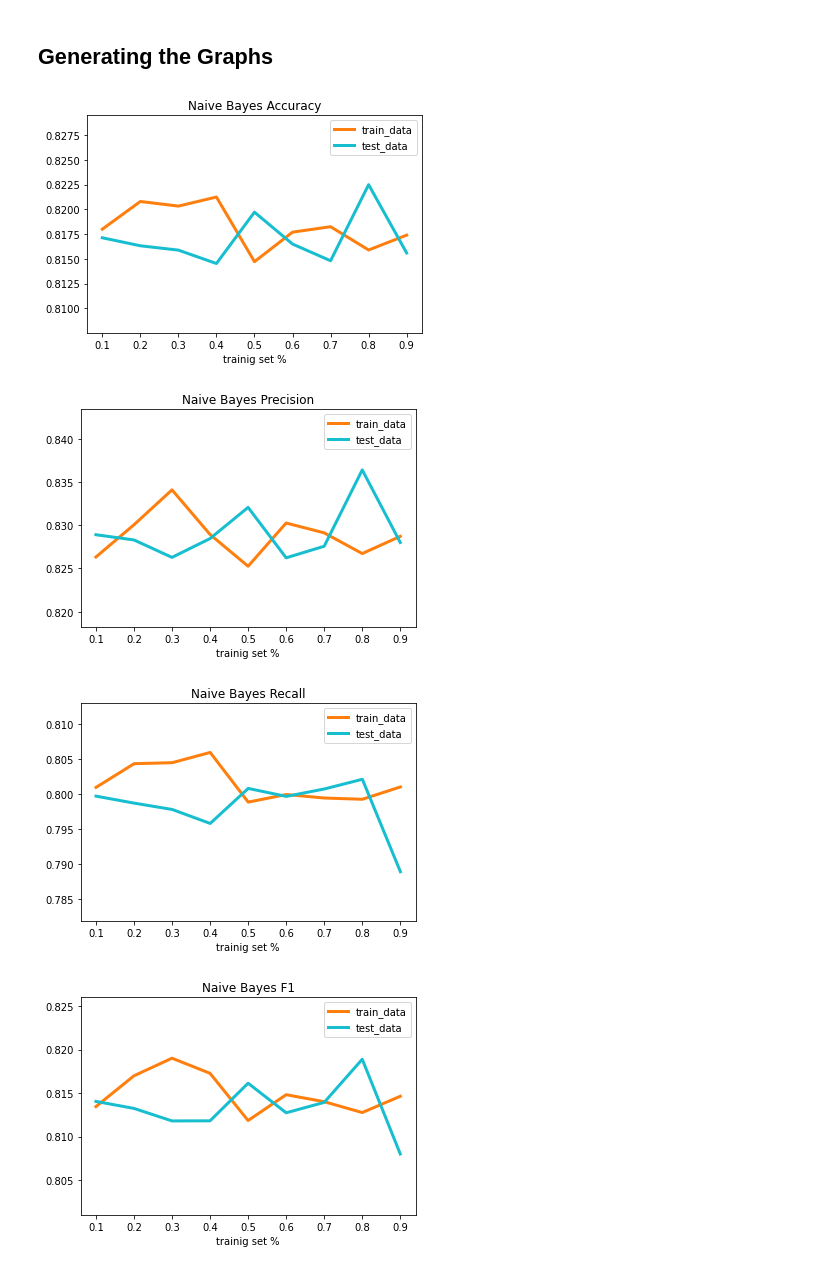
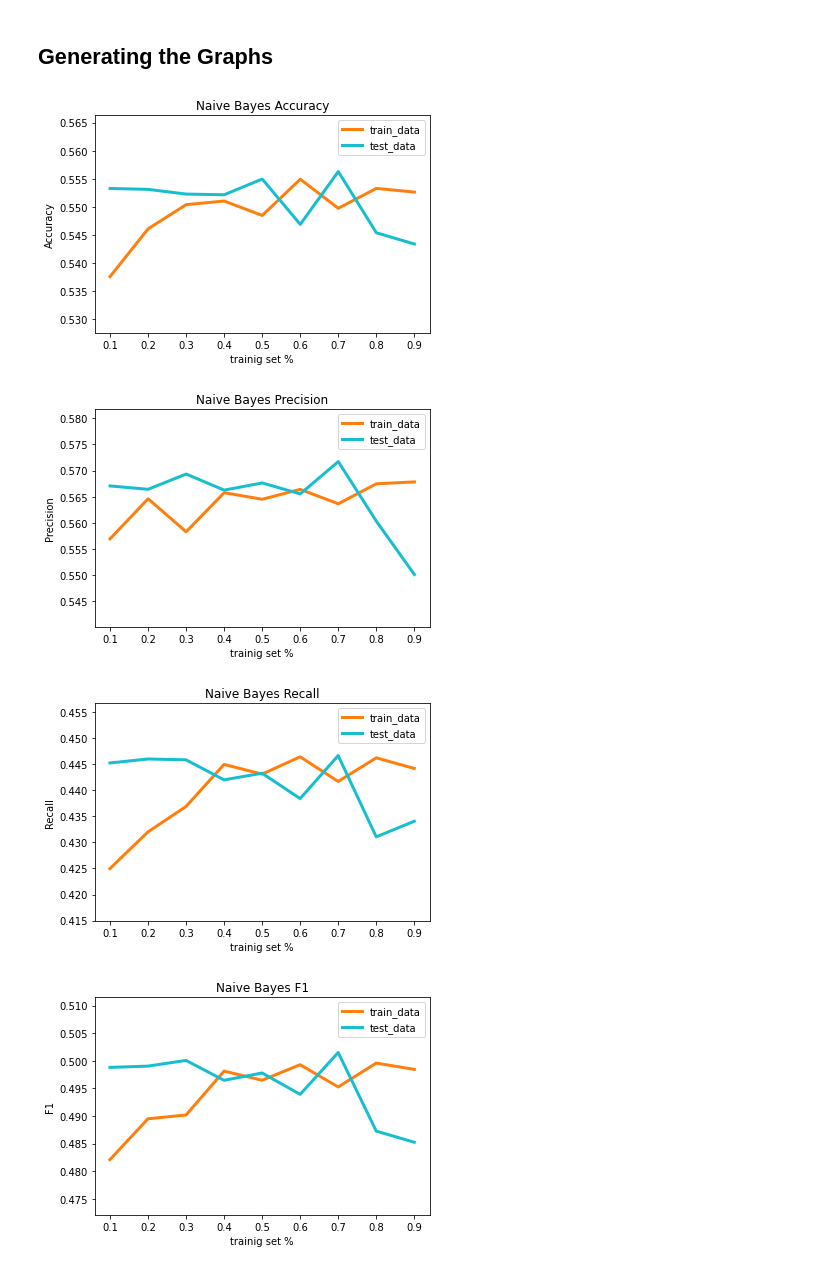
Before and after one commit to FaidonVerras/Machine-Learning-Bernoulli-Naive-Bayes, a Jupyter notebook: main.ipynb, the cells around one changed output. Cells and saved outputs as stored; diff of their text form; code cells hidden in the pictures.

```diff
--- a/main.ipynb
+++ b/main.ipynb
@@ -10,11 +10,11 @@ from gc import collect
 
 from learning_curves import *  #learning curves and graph functions
 
-#algorithm imports
+#algorithm import
 from NaiveBayes import *
 
 #CONSTANTS
-_NUM_WORDS = 1000
+_NUM_WORDS = 25
 
 def getDataPerPercentage(X, Y, p):
     xtrain, xtest, ytrain, ytest = train_test_split(X, Y, test_size=1-p)
@@ -175,31 +156,32 @@ Training with 90% of the data
 # %% [markdown]
 ## Generating the Graphs
 # %%
-def generateGraph(percentages, train_data, test_data, curve_name, algorithm_name, num_words, save = True):
-    _, ax = plt.subplots()
+def generateGraph(percentages, train_data, test_data, curve_name, algorithm_name, num_words, save = False):
+    _, ax1 = plt.subplots()
 
     plt.title(algorithm_name +" "+ curve_name)
 
-    l1, = ax.plot(percentages,train_data,'tab:orange', linewidth = 3)
-    l2, = ax.plot(percentages,test_data,'tab:cyan', linewidth = 3)
+    l1, = ax1.plot(percentages,train_data,'tab:orange', linewidth = 3)
+    l2, = ax1.plot(percentages,test_data,'tab:cyan', linewidth = 3)
 
     plt.legend([l1, l2], ["train_data", "test_data"])
     plt.xlabel("trainig set %")
+    plt.ylabel(curve_name)
 
     l = np.concatenate((train_data,test_data), axis = None)
-    plt.ylim(l.min()-0.007, l.max()+0.007)
+    plt.ylim(l.min()-0.01, l.max()+0.01)
 
     if save == True:
         plt.savefig( "Plots/" + algorithm_name+ "_" + curve_name + "_" + str(num_words) + "_words" + '.png')
     plt.show()
 
 
 generateGraph(percentages, train_algo_accuracy, test_algo_accuracy, "Accuracy", "Naive Bayes", _NUM_WORDS)
 generateGraph(percentages, train_algo_precision, test_algo_precision, "Precision", "Naive Bayes", _NUM_WORDS)
 generateGraph(percentages, train_algo_recall, test_algo_recall,"Recall", "Naive Bayes", _NUM_WORDS)
 generateGraph(percentages, train_algo_f_measure, test_algo_f_measure, "F1", "Naive Bayes", _NUM_WORDS)
 # %% [output]
-[figure, old version]
+[figure, new version]
-[figure, old version]
+[figure, new version]
-[figure, old version]
+[figure, new version]
-[figure, old version]
+[figure, new version]
```
Also changed, not shown: parts of 2 cells of this notebook, 1 other file.
